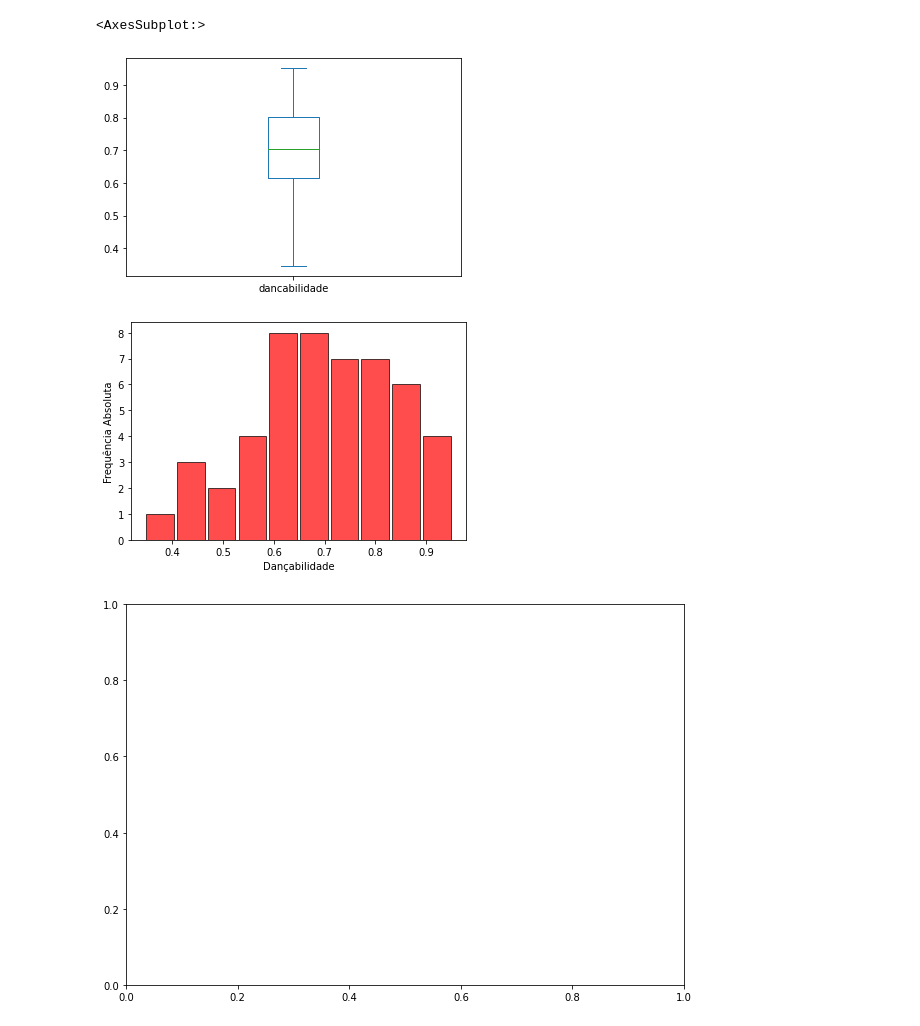
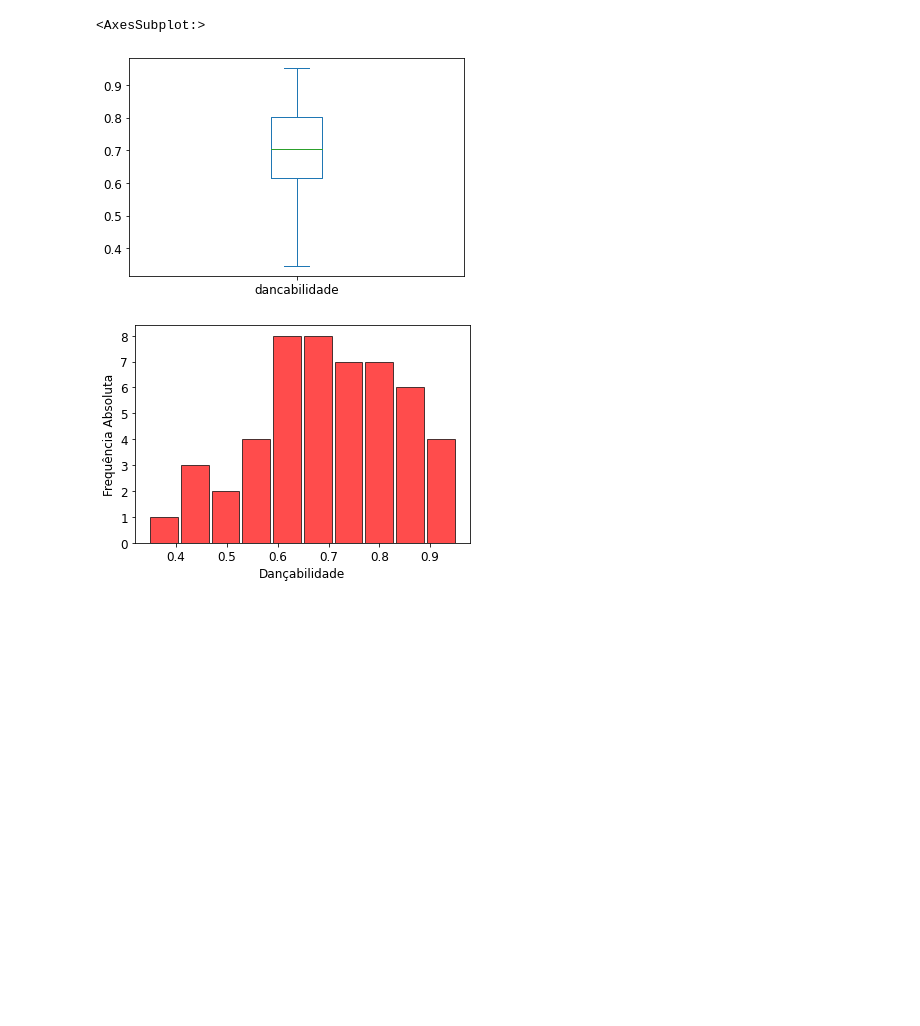
Before and after one commit to xiforivia/spotify, a Jupyter notebook: analise.ipynb, the cells around one changed output. Drawn from its saved outputs; the diff is of its cells as text; code cells hidden in the pictures; blank space fills up the shorter version.

```diff
--- a/analise.ipynb
+++ b/analise.ipynb
@@ -5,3 +7,4 @@ import matplotlib.gridspec as gridspec
 # %%
 df = pd.read_excel("base_musical.xlsx")
 df = df.drop(columns='Unnamed: 0')
+df = df.rename(columns={'tempo': 'BPM'})
@@ -59,16 +56,15 @@ array([[<AxesSubplot:title={'center':'dancabilidade'}>,
 df['dancabilidade'].plot(kind = 'box')
 # %% [output]
 <AxesSubplot:>
-[figure, old version]
+[figure, new version]
 # %%
-plt.hist(df['dancabilidade'], rwidth=0.9, color='red', alpha=0.7, edgecolor='black')
+plt.hist(df['dancabilidade'], rwidth=0.9, color='red', alpha=0.7, edgecolor='black', )
 plt.xlabel('Dançabilidade')
 plt.ylabel('Frequência Absoluta')
-plt.subplots(figsize =(10, 7))
+# plt.subplots(figsize =(10, 7))
 plt.show()
 # %% [output]
-[figure, old version]
+[figure, new version]
-[figure, removed]
 # %%
 fig = plt.gcf()
 fig.set_size_inches(8.3,11.7)
```
Also changed, not shown: parts of 10 cells of this notebook.
